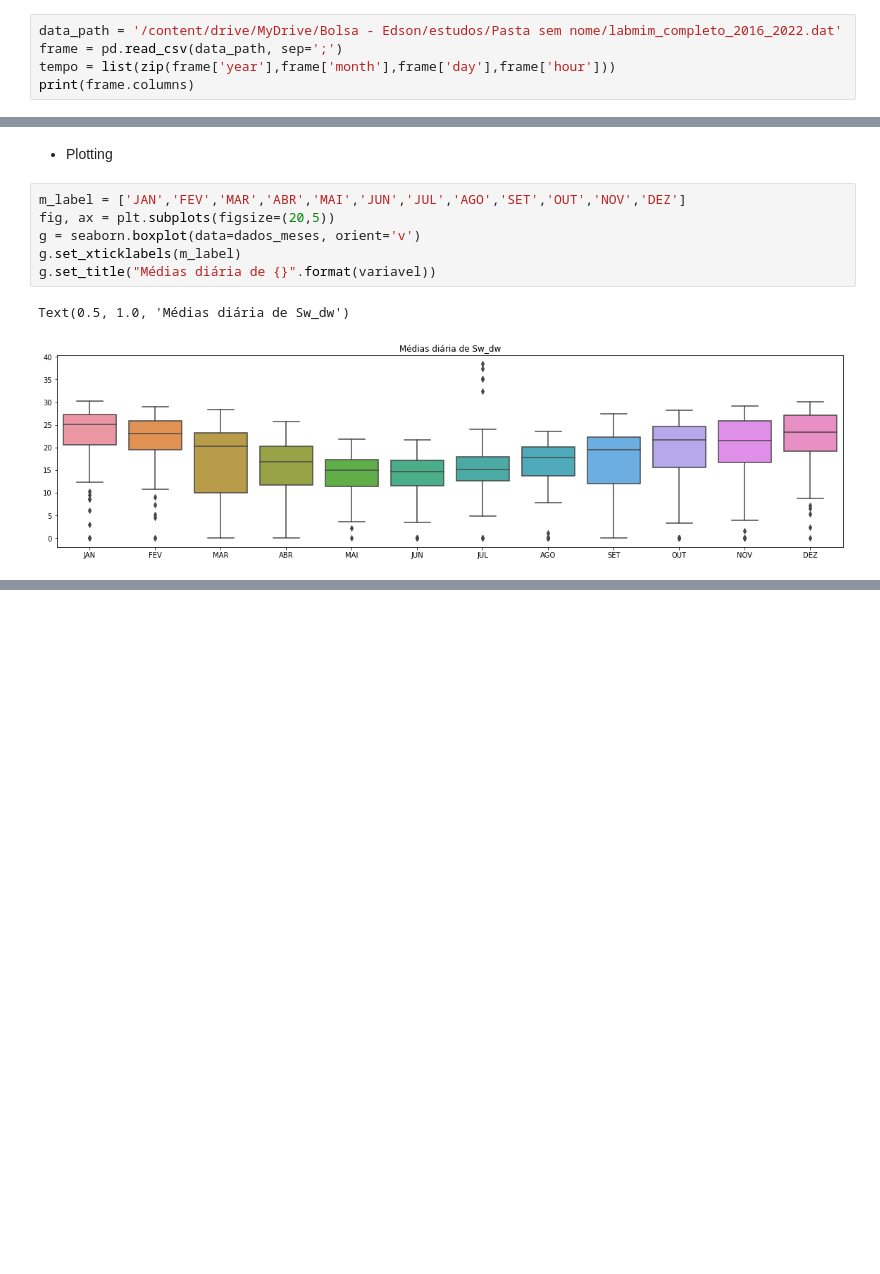
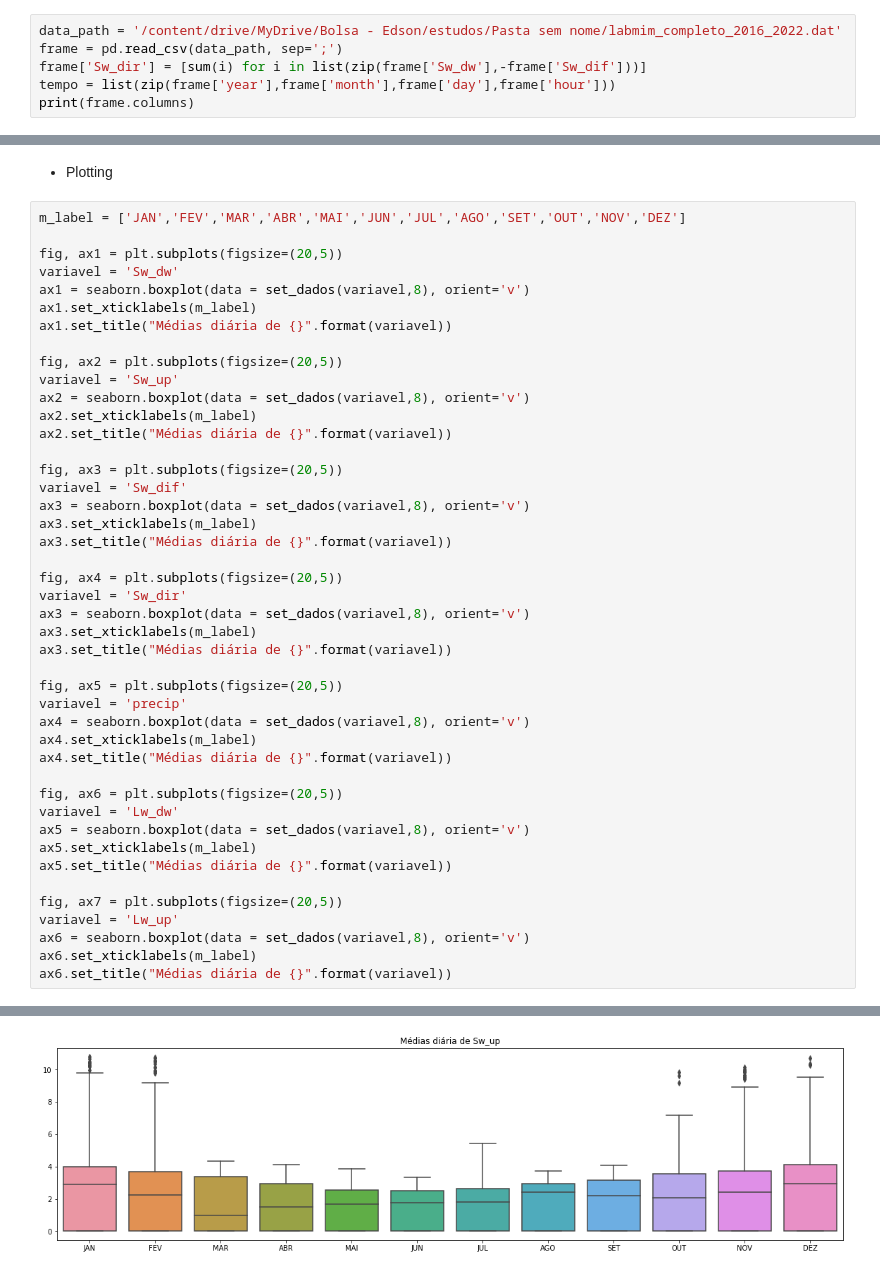
Before and after one commit to igordantasgf/analise_dados_microambientais, a Jupyter notebook: estudos2.ipynb, the cells around one changed output, grey strips where cells are left out. Saved outputs shown, nothing was run; the diff lists cells and outputs as text; blank space fills up the shorter version.

Commit message:
plot de variaveis restantes + sw_dir

```diff
--- a/estudos2.ipynb
+++ b/estudos2.ipynb
@@ -16,6 +16,7 @@ Mounted at /content/drive
 # %%
 data_path = '/content/drive/MyDrive/Bolsa - Edson/estudos/Pasta sem nome/labmim_completo_2016_2022.dat'
 frame = pd.read_csv(data_path, sep=';')
+frame['Sw_dir'] = [sum(i) for i in list(zip(frame['Sw_dw'],-frame['Sw_dif']))]
 tempo = list(zip(frame['year'],frame['month'],frame['day'],frame['hour']))
 print(frame.columns)
 # %% [output]
@@ -100,11 +93,47 @@ dados_meses[2]
 # %% [markdown]
 * Plotting
-# %%
-m_label = ['JAN','FEV','MAR','ABR','MAI','JUN','JUL','AGO','SET','OUT','NOV','DEZ']
-fig, ax = plt.subplots(figsize=(20,5))
-g = seaborn.boxplot(data=dados_meses, orient='v')
-g.set_xticklabels(m_label)
-g.set_title("Médias diária de {}".format(variavel))
-# %% [output]
-Text(0.5, 1.0, 'Médias diária de Sw_dw')
-[figure, removed]
+# %%
+m_label = ['JAN','FEV','MAR','ABR','MAI','JUN','JUL','AGO','SET','OUT','NOV','DEZ']
+
+fig, ax1 = plt.subplots(figsize=(20,5))
+variavel = 'Sw_dw'
+ax1 = seaborn.boxplot(data = set_dados(variavel,8), orient='v')
+ax1.set_xticklabels(m_label)
+ax1.set_title("Médias diária de {}".format(variavel))
+
+fig, ax2 = plt.subplots(figsize=(20,5))
+variavel = 'Sw_up'
+ax2 = seaborn.boxplot(data = set_dados(variavel,8), orient='v')
+ax2.set_xticklabels(m_label)
+ax2.set_title("Médias diária de {}".format(variavel))
+
+fig, ax3 = plt.subplots(figsize=(20,5))
+variavel = 'Sw_dif'
+ax3 = seaborn.boxplot(data = set_dados(variavel,8), orient='v')
+ax3.set_xticklabels(m_label)
+ax3.set_title("Médias diária de {}".format(variavel))
+
+fig, ax4 = plt.subplots(figsize=(20,5))
+variavel = 'Sw_dir'
+ax3 = seaborn.boxplot(data = set_dados(variavel,8), orient='v')
+ax3.set_xticklabels(m_label)
+ax3.set_title("Médias diária de {}".format(variavel))
+
+fig, ax5 = plt.subplots(figsize=(20,5))
+variavel = 'precip'
+ax4 = seaborn.boxplot(data = set_dados(variavel,8), orient='v')
+ax4.set_xticklabels(m_label)
+ax4.set_title("Médias diária de {}".format(variavel))
+
+fig, ax6 = plt.subplots(figsize=(20,5))
+variavel = 'Lw_dw'
+ax5 = seaborn.boxplot(data = set_dados(variavel,8), orient='v')
+ax5.set_xticklabels(m_label)
+ax5.set_title("Médias diária de {}".format(variavel))
+
+fig, ax7 = plt.subplots(figsize=(20,5))
+variavel = 'Lw_up'
+ax6 = seaborn.boxplot(data = set_dados(variavel,8), orient='v')
+ax6.set_xticklabels(m_label)
+ax6.set_title("Médias diária de {}".format(variavel))
+# %% [output]
@@ -110,0 +162 @@ Text(0.5, 1.0, 'Médias diária de Sw_dw')
+[figure, added]
```
Also changed, not shown: parts of 9 cells of this notebook.
